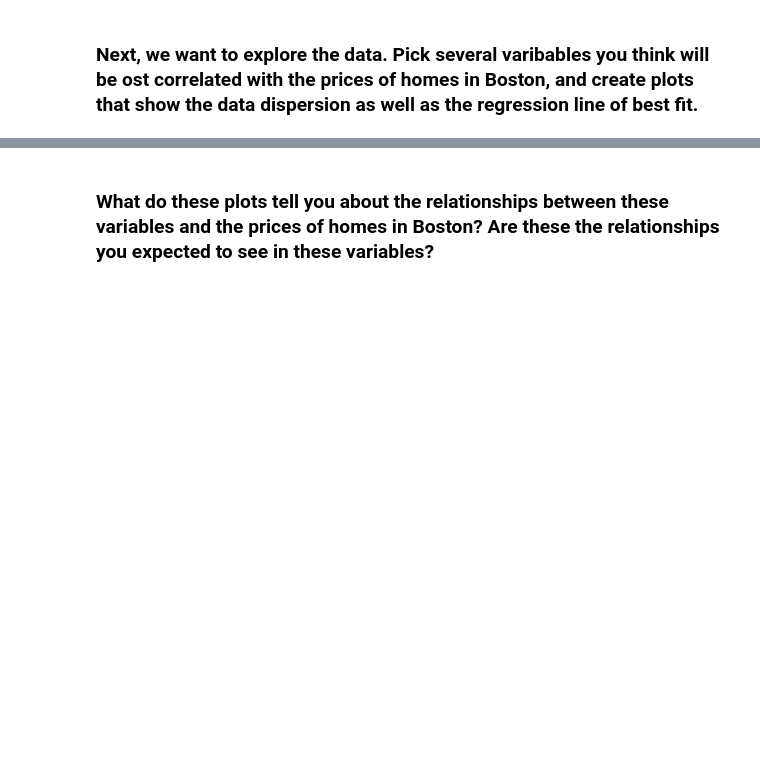
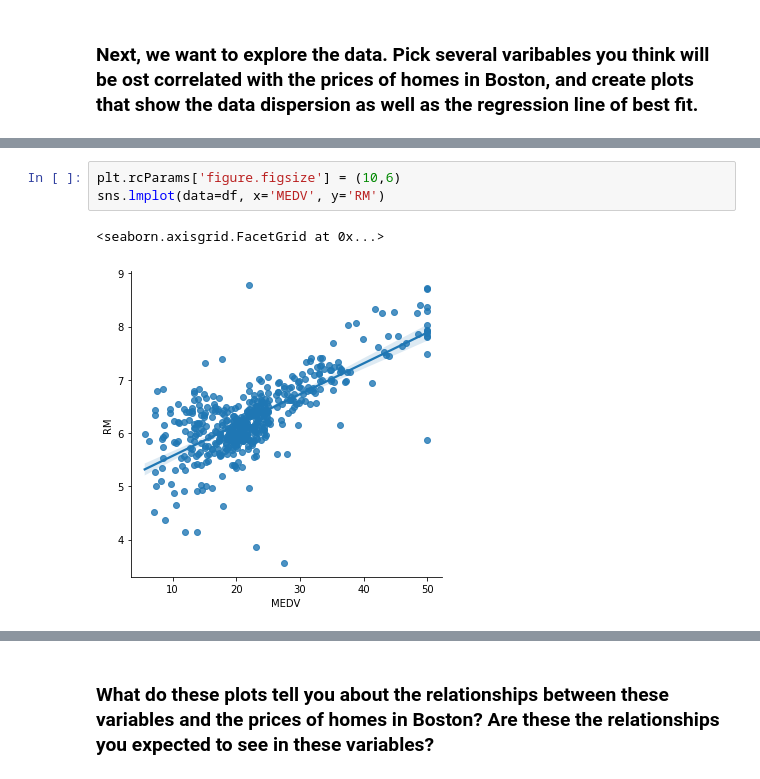
Before and after one commit to ironhack-bcn-data-pt/50-lab-problems-with-ML, a Jupyter notebook: your-code/lab_boston_housing.ipynb, the cells around one changed output, grey strips where cells are left out. Cells and saved outputs as stored; diff of their text form; blank space fills up the shorter version.

```diff
--- a/your-code/lab_boston_housing.ipynb
+++ b/your-code/lab_boston_housing.ipynb
@@ -149,0 +186,6 @@ df.shape
+# %%
+plt.rcParams['figure.figsize'] = (10,6)
+sns.lmplot(data=df, x='MEDV', y='RM')
+# %% [output]
+<seaborn.axisgrid.FacetGrid at 0x...>
+[figure, added]
```
Also changed, not shown: parts of 11 cells of this notebook.
